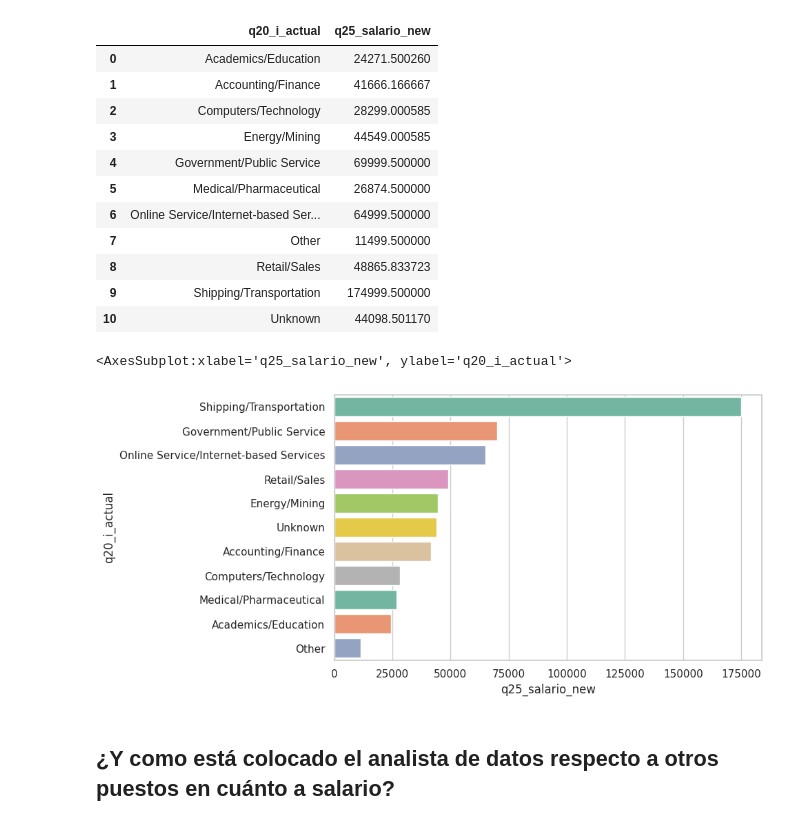
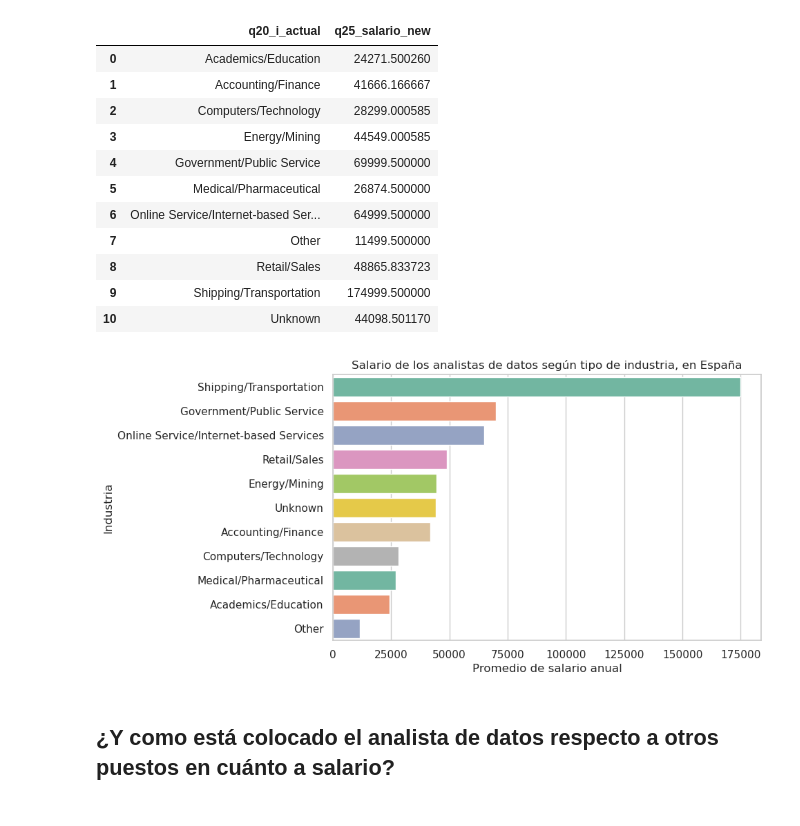
Before and after one commit to Adalab/project2-da-promo-c-modulo-2-team4, a Jupyter notebook: 04- Preguntas/4.2. Pregunta2.ipynb, the cells around one changed output. Drawn from its saved outputs; the diff is of its cells as text; code cells hidden in the pictures.

```diff
--- a/04- Preguntas/4.2. Pregunta2.ipynb
+++ b/04- Preguntas/4.2. Pregunta2.ipynb
@@ -174,13 +200,17 @@ df_industria2.head(20)
 | 10 | Unknown | 44098.501170 |
 # %%
 df_industria_ordenado_esp = df_industria2.sort_values('q25_salario_new', ascending = False)
-# %%
-plt.figure(figsize= (8,5))
-sns.set_theme(style="whitegrid")# grid
-sns.barplot(y='q20_i_actual', x = 'q25_salario_new', data= df_industria_ordenado_esp , palette = 'Set2')
-# %% [output]
-<AxesSubplot:xlabel='q25_salario_new', ylabel='q20_i_actual'>
-[figure, removed]
+# %%
+plt.figure(figsize= (8,5))
+sns.set_theme(style="whitegrid")# grid
+sns.barplot(y='q20_i_actual', x = 'q25_salario_new', data= df_industria_ordenado_esp , palette = 'Set2')
+plt.title('Salario de los analistas de datos según tipo de industria, en España')
+plt.xlabel('Promedio de salario anual') # definir el nombre del eje X
+plt.ylabel('Industria') # definir el nombre del eje Y
+# plt.legend(facecolor='gray', loc="lower right")
+plt.savefig("graficas/20-3-Salario analistas por industria.png");
+# %% [output]
+[figure, added]
 # %% [markdown]
 ## ¿Y como está colocado el analista de datos respecto a otros puestos en cuánto a salario?
 # %%
```
Also changed, not shown: parts of 7 cells of this notebook, 5 other files.
